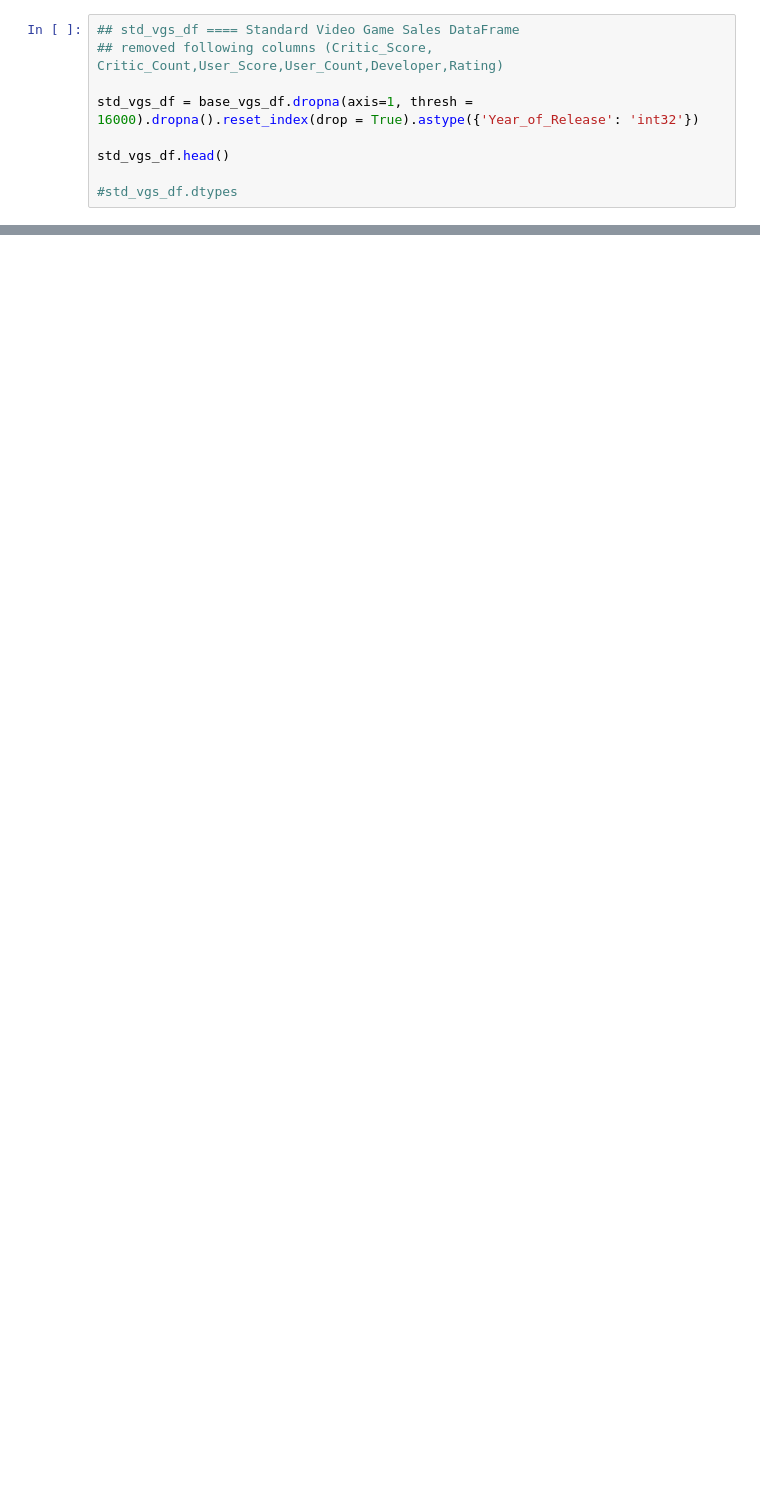
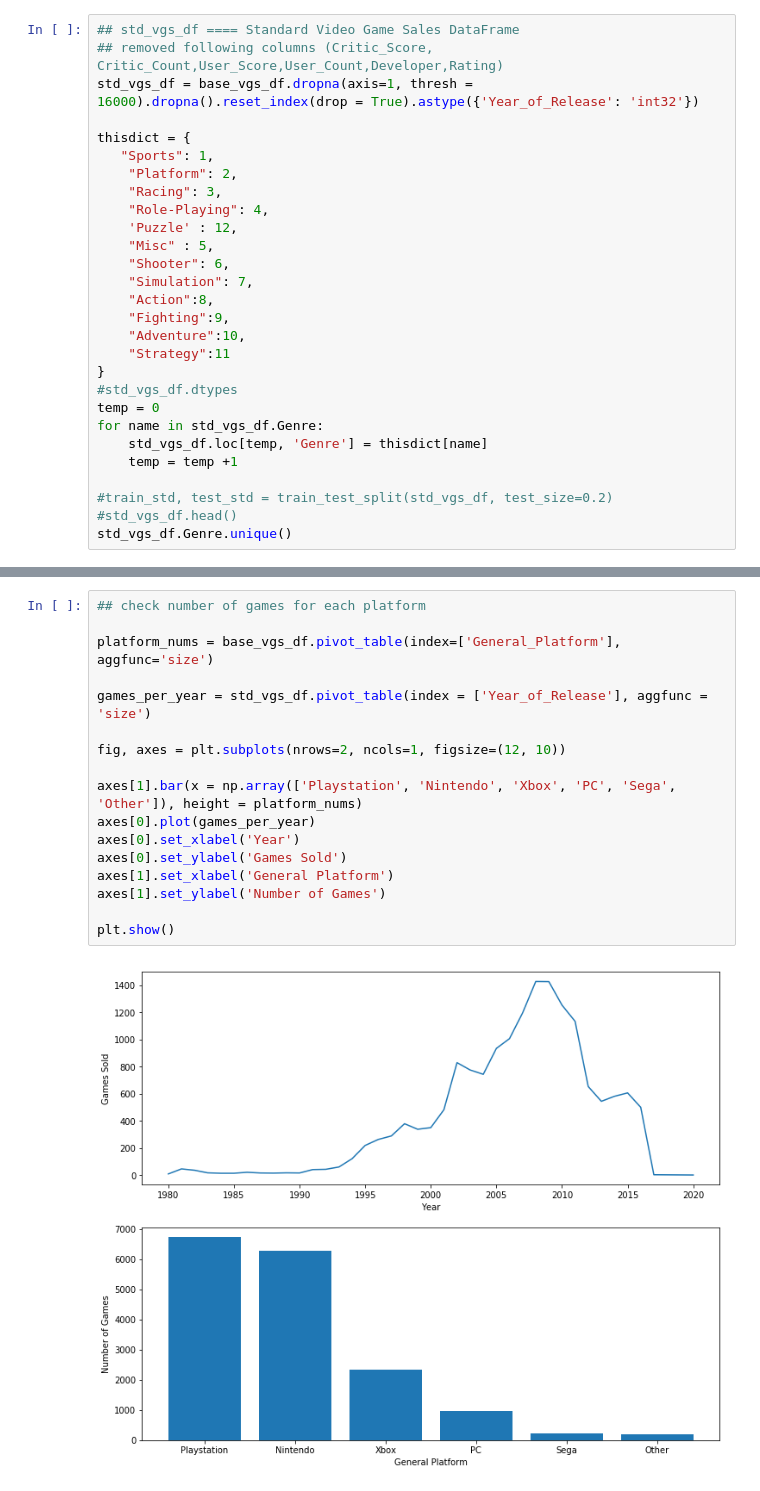
Before and after one commit to liammccarthy17/VideoGameSalesProject2021, a Jupyter notebook: PredictingVideoGameSales-LiamSusanSebastian-2021.ipynb, the cells around one changed output, grey strips where cells are left out. Saved outputs shown, nothing was run; the diff lists cells and outputs as text; blank space fills up the shorter version.

```diff
--- a/PredictingVideoGameSales-LiamSusanSebastian-2021.ipynb
+++ b/PredictingVideoGameSales-LiamSusanSebastian-2021.ipynb
@@ -93,10 +90,29 @@ dtype: int64
 # %%
 ## std_vgs_df ==== Standard Video Game Sales DataFrame
 ## removed following columns (Critic_Score, Critic_Count,User_Score,User_Count,Developer,Rating)
-
 std_vgs_df = base_vgs_df.dropna(axis=1, thresh = 16000).dropna().reset_index(drop = True).astype({'Year_of_Release': 'int32'})
 
-std_vgs_df.head()
+thisdict = {
+   "Sports": 1,
+    "Platform": 2,
+    "Racing": 3,
+    "Role-Playing": 4,
+    'Puzzle' : 12,
+    "Misc" : 5,
+    "Shooter": 6,
+    "Simulation": 7,
+    "Action":8,
+    "Fighting":9,
+    "Adventure":10,
+    "Strategy":11
+}
+#std_vgs_df.dtypes
+temp = 0
+for name in std_vgs_df.Genre:
+    std_vgs_df.loc[temp, 'Genre'] = thisdict[name]
+    temp = temp +1
 
-#std_vgs_df.dtypes
+#train_std, test_std = train_test_split(std_vgs_df, test_size=0.2)
+#std_vgs_df.head()
+std_vgs_df.Genre.unique()
 # %% [output]
@@ -147,3 +134,22 @@ noNA_vgs_df.describe()
+# %%
+## check number of games for each platform
+
+platform_nums = base_vgs_df.pivot_table(index=['General_Platform'], aggfunc='size')
+
+games_per_year = std_vgs_df.pivot_table(index = ['Year_of_Release'], aggfunc = 'size')
+
+fig, axes = plt.subplots(nrows=2, ncols=1, figsize=(12, 10))
+
+axes[1].bar(x = np.array(['Playstation', 'Nintendo', 'Xbox', 'PC', 'Sega', 'Other']), height = platform_nums)
+axes[0].plot(games_per_year)
+axes[0].set_xlabel('Year')
+axes[0].set_ylabel('Games Sold')
+axes[1].set_xlabel('General Platform')
+axes[1].set_ylabel('Number of Games')
+
+plt.show()
+# %% [output]
+[figure, added]
 # %%
 sb.heatmap(train_std.corr(), annot=True).set_title("Correlation of Attributes")
 fig=plt.gcf()
```
Also changed, not shown: parts of 13 cells of this notebook.
